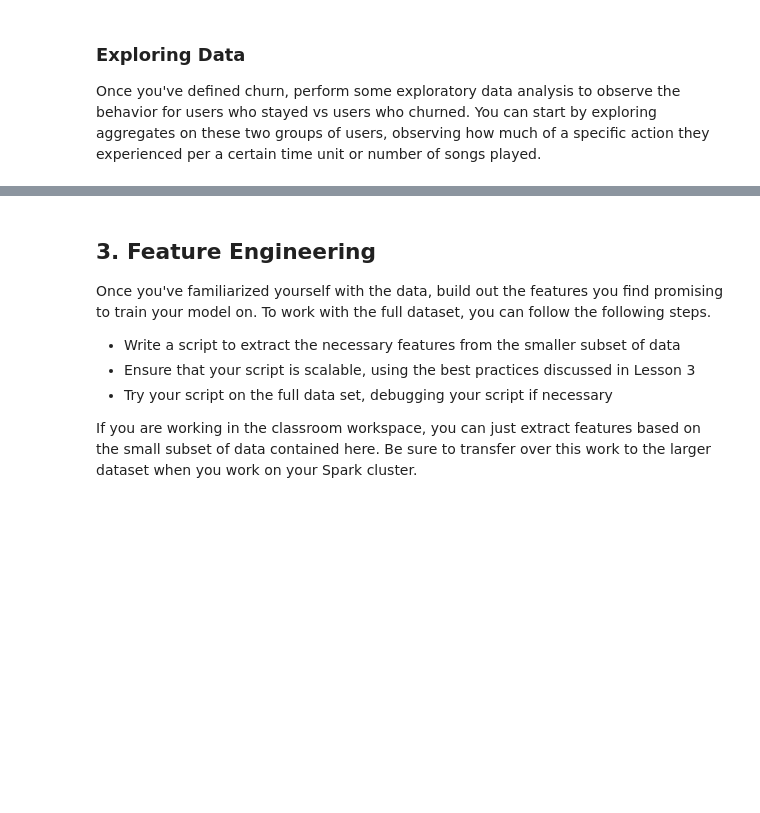
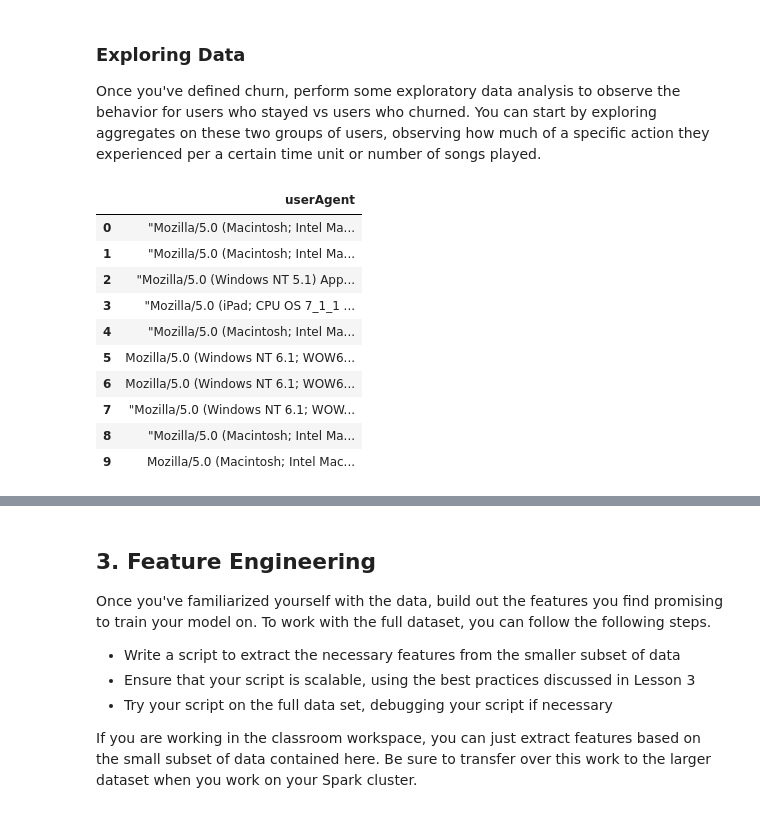
Before and after one commit to gabrieltempass/sparkify-churn-prediction, a Jupyter notebook: sparkify_churn_prediction.ipynb, the cells around one changed output, grey strips where cells are left out. Saved outputs shown, nothing was run; the diff lists cells and outputs as text; code cells hidden in the pictures; blank space fills up the shorter version.

```diff
--- a/sparkify_churn_prediction.ipynb
+++ b/sparkify_churn_prediction.ipynb
@@ -288,3 +289,18 @@ users_log_valid = users_log_valid.withColumn('churn', flag_cancellation_event('p
 # %% [markdown]
 ### Exploring Data
 Once you've defined churn, perform some exploratory data analysis to observe the behavior for users who stayed vs users who churned. You can start by exploring aggregates on these two groups of users, observing how much of a specific action they experienced per a certain time unit or number of songs played.
+# %%
+df_user_agent = users_log_valid.select(['userId', 'userAgent']).dropDuplicates(['userId', 'userAgent']).limit(10)
+df_user_agent.toPandas().drop(columns=('userId'))
+# %% [output]
+|  | userAgent |
+| 0 | "Mozilla/5.0 (Macintosh; Intel Ma... |
+| 1 | "Mozilla/5.0 (Macintosh; Intel Ma... |
+| 2 | "Mozilla/5.0 (Windows NT 5.1) App... |
+| 3 | "Mozilla/5.0 (iPad; CPU OS 7_1_1 ... |
+| 4 | "Mozilla/5.0 (Macintosh; Intel Ma... |
+| 5 | Mozilla/5.0 (Windows NT 6.1; WOW6... |
+| 6 | Mozilla/5.0 (Windows NT 6.1; WOW6... |
+| 7 | "Mozilla/5.0 (Windows NT 6.1; WOW... |
+| 8 | "Mozilla/5.0 (Macintosh; Intel Ma... |
+| 9 | Mozilla/5.0 (Macintosh; Intel Mac... |
```
Also changed, not shown: parts of 11 cells of this notebook.
